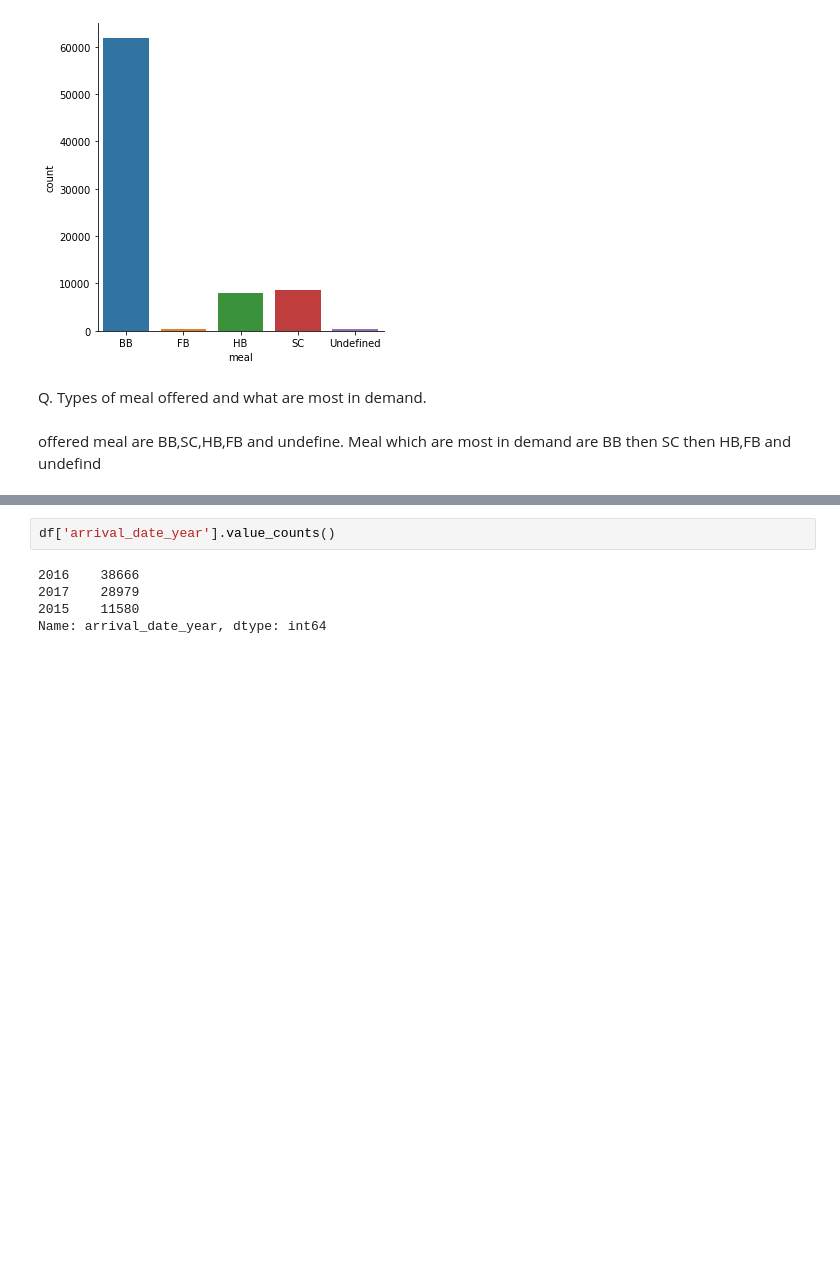
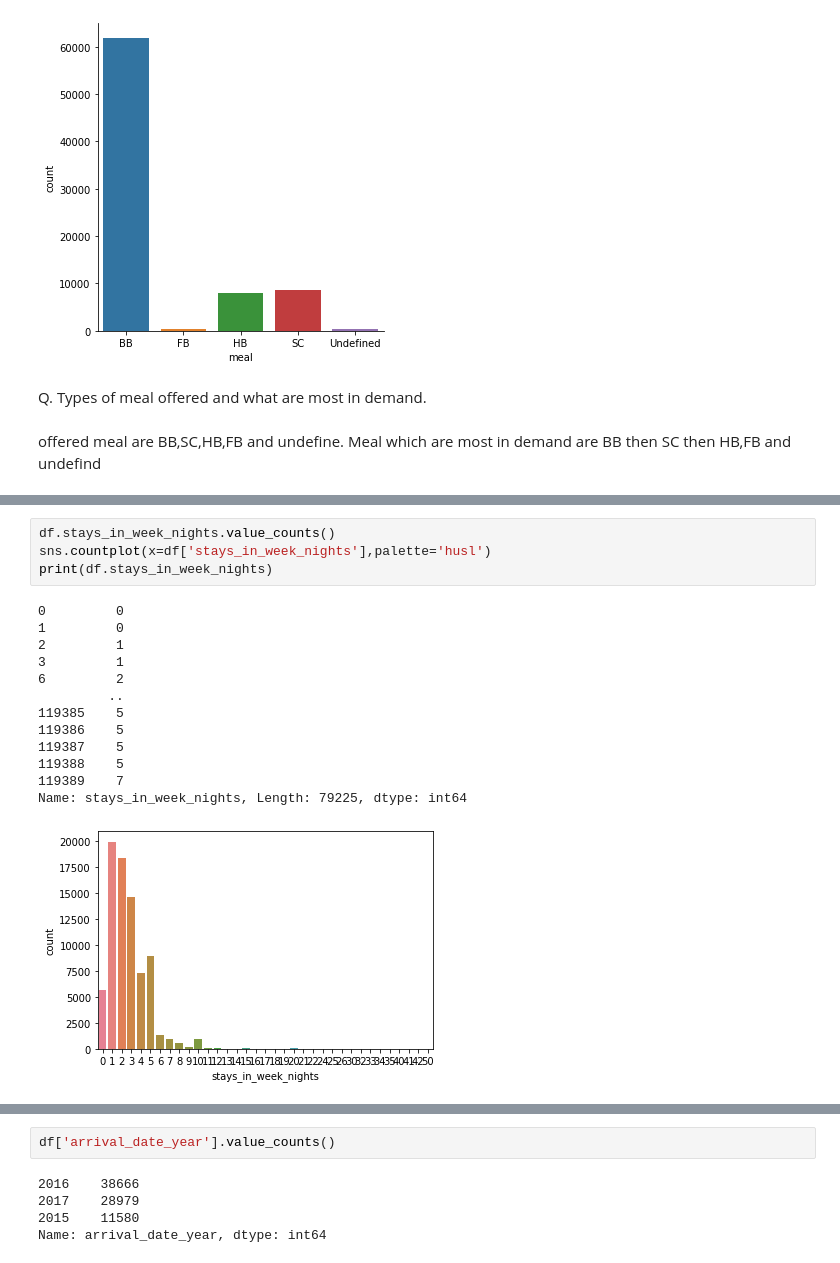
Before and after one commit to Pawan-kumar-Singh/Hotel_Booking-_Analysis, a Jupyter notebook: Hotel_Booking_Analysis_Capstone_Project.ipynb, the cells around one changed output, grey strips where cells are left out. Cells and saved outputs as stored; diff of their text form; blank space fills up the shorter version.

```diff
--- a/Hotel_Booking_Analysis_Capstone_Project.ipynb
+++ b/Hotel_Booking_Analysis_Capstone_Project.ipynb
@@ -757,0 +779,18 @@ offered meal are BB,SC,HB,FB and undefine. Meal which are most in demand are BB
+# %%
+df.stays_in_week_nights.value_counts()
+sns.countplot(x=df['stays_in_week_nights'],palette='husl')
+print(df.stays_in_week_nights)
+# %% [output]
+0         0
+1         0
+2         1
+3         1
+6         2
+         ..
+119385    5
+119386    5
+119387    5
+119388    5
+119389    7
+Name: stays_in_week_nights, Length: 79225, dtype: int64
+[figure, added]
```
Also changed, not shown: parts of 14 cells of this notebook.
